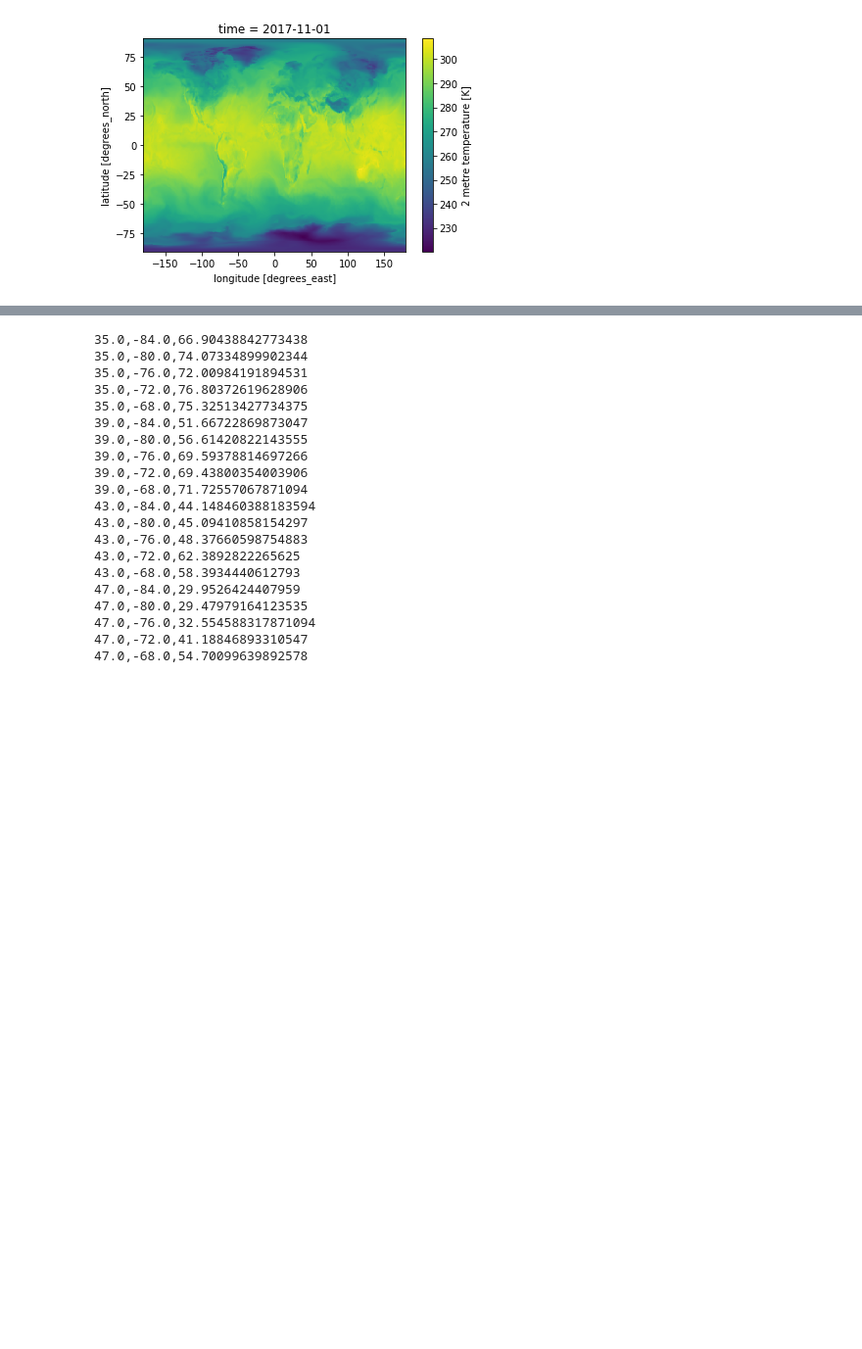
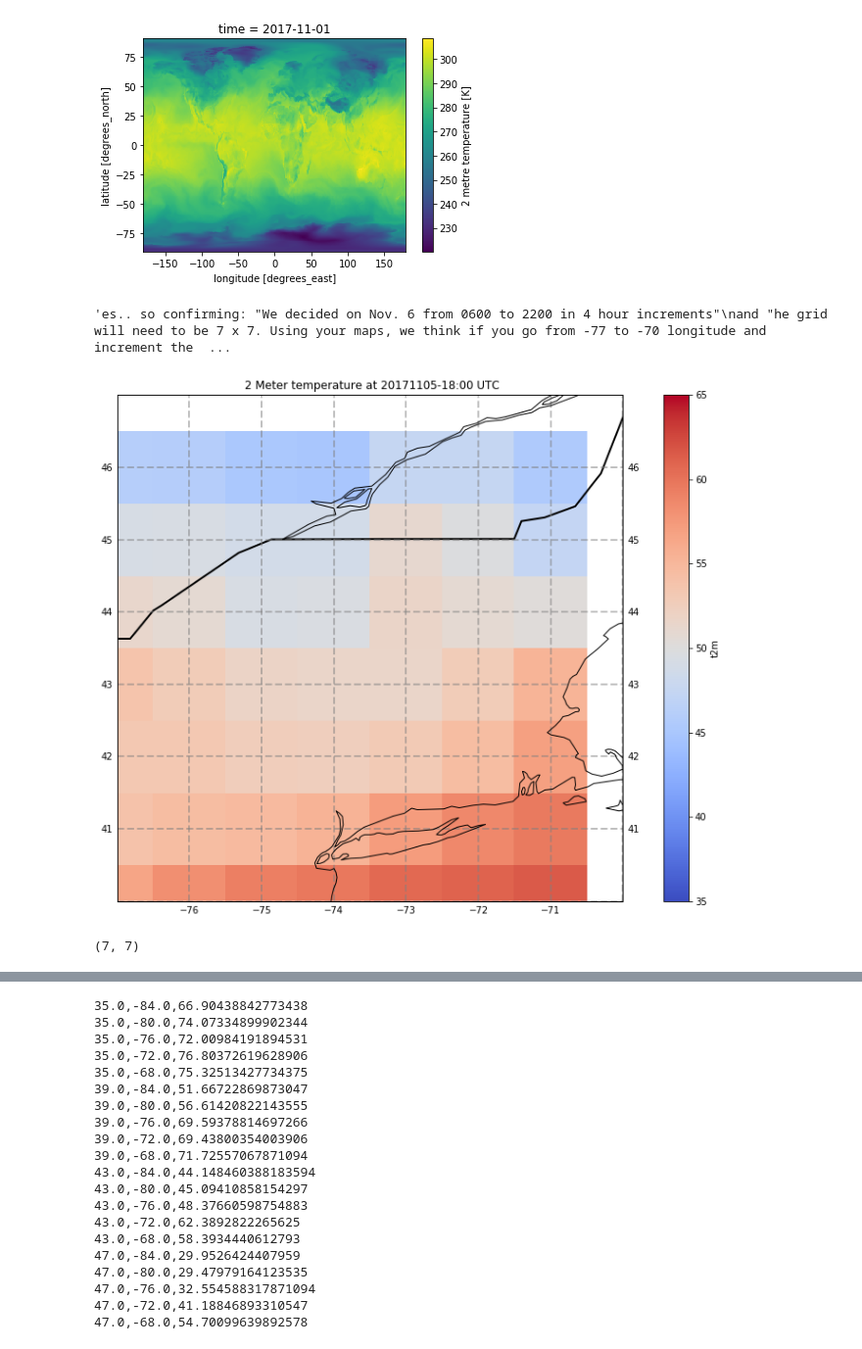
Before and after one commit to EVS-ATMOS/precip_change, a Jupyter notebook: notebooks/blocked-reanalysis.ipynb, the cells around one changed output, grey strips where cells are left out. Shown at 98% size. Saved outputs shown, nothing was run; the diff lists cells and outputs as text; code cells hidden in the pictures; blank space fills up the shorter version.

```diff
--- a/notebooks/blocked-reanalysis.ipynb
+++ b/notebooks/blocked-reanalysis.ipynb
@@ -44,0 +36,63 @@ myair = (subset.sel(time='2017-11-06T00:00:00', method='nearest').t2m.isel(time=
+# %%
+"""es.. so confirming: "We decided on Nov. 6 from 0600 to 2200 in 4 hour increments"
+and "he grid will need to be 7 x 7. Using your maps, we think if you go from -77 to -70 longitude and increment the squares by 1 degree, and go from 40 to 45.25 latitude and increment by .75 degrees,"""
+# %% [output]
+'es.. so confirming: "We decided on Nov. 6 from 0600 to 2200 in 4 hour increments"\nand "he grid will need to be 7 x 7. Using your maps, we think if you go from -77 to -70 longitude and increment the  ...
+# %%
+extent = (-70., -77., 40., 47.)
+#points = [(35.25 , -97.1), (40, -105)]
+points = [(extent[2] , extent[1]), (extent[3], extent[0])]
+lats, lons = map(np.array, zip(*points))
+
+subset = era.where((lons[0] <  era.longitude) & (era.longitude < lons[1]) & (lats[0] < era.latitude) & (era.latitude < lats[1]), drop=True)
+#subset = era.sel(longitude=lons, latitude=lats, method='nearest')
+myair = (subset.sel(time='2017-11-05T18:00:00', method='nearest').t2m.isel(time=0) - 273.15)*9./5. + 32.
+
+block_lats = np.arange(extent[2],extent[3], 1)
+block_lons = np.arange(extent[1],extent[0], 1)
+foo = myair.reindex(indexers={'latitude' : block_lats, 'longitude' : block_lons},
+                   method='nearest')
+
+ts = pd.to_datetime(str(foo.time.data))
+d = ts.strftime('../data/griddata-7b7-mass-%Y%m%d-%H%M.csv')
+
+myfile = open(d, 'w')
+myfile.write('lat,lon,temp2m\n')
+for i in range(len(foo.latitude)):
+    for j in range(len(foo.longitude)):
+        strg = "{lat},{lon},{t2}\n"
+        myfile.write( strg.format(lat=foo.latitude[i].data,
+                          lon=foo.longitude[j].data,
+                         t2=foo[i,j].data))
+
+myfile.close()
+
+fig = plt.figure(figsize=(15.5, 10.))
+
+proj = ccrs.PlateCarree()
+ax = plt.axes(projection=proj)
+foo.plot.pcolormesh(ax=ax, transform=proj,  vmin = 35, vmax = 65, cmap = 'coolwarm')
+
+state_boundaries = feat.NaturalEarthFeature(category='cultural',
+                                            name='admin_1_states_provinces_lines',
+                                            scale='50m', facecolor='none')
+
+ax.coastlines(resolution='50m', zorder=2, color='black')
+ax.add_feature(state_boundaries)
+ax.add_feature(feat.BORDERS, linewidth=2, edgecolor='black')
+ax.set_extent(extent)
+gl = ax.gridlines(crs=proj, draw_labels=True,
+                  linewidth=2, color='gray', alpha=0.5, linestyle='--')
+gl.xlabels_top = False
+
+#plt.tight_layout()
+title = ts.strftime(' 2 Meter temperature at %Y%m%d-%H:%M UTC')
+plt.title(title)
+imd = ts.strftime('../images/griddata-mass-%Y%m%d-%H%M.jpg')
+plt.savefig(imd)
+# %% [output]
+[figure, added]
+# %%
+foo.shape
+# %% [output]
+(7, 7)
```
Also changed, not shown: parts of 7 cells of this notebook.
